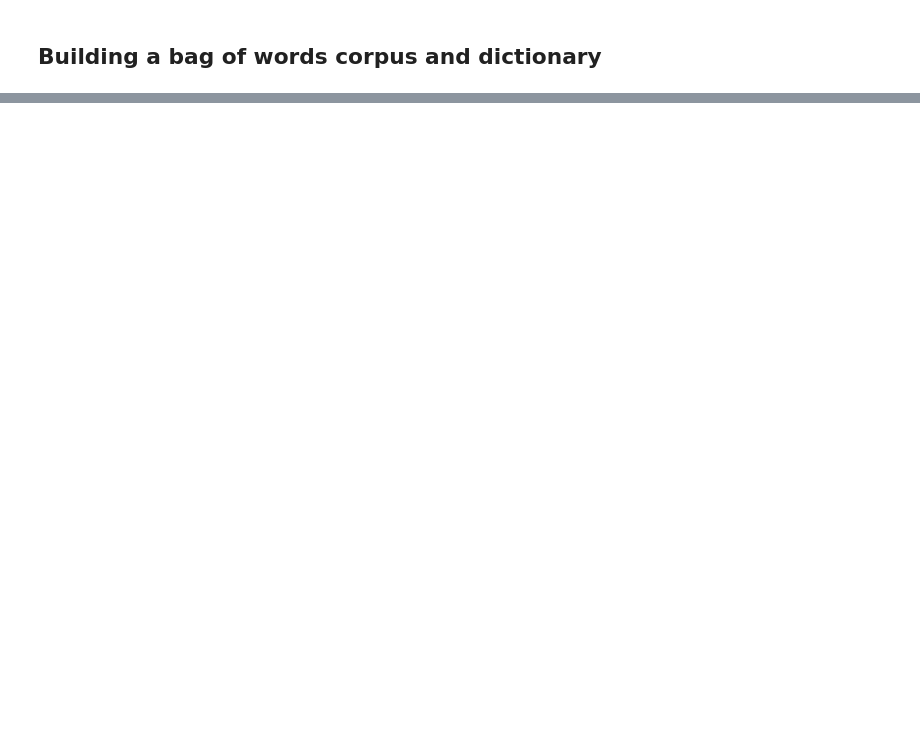
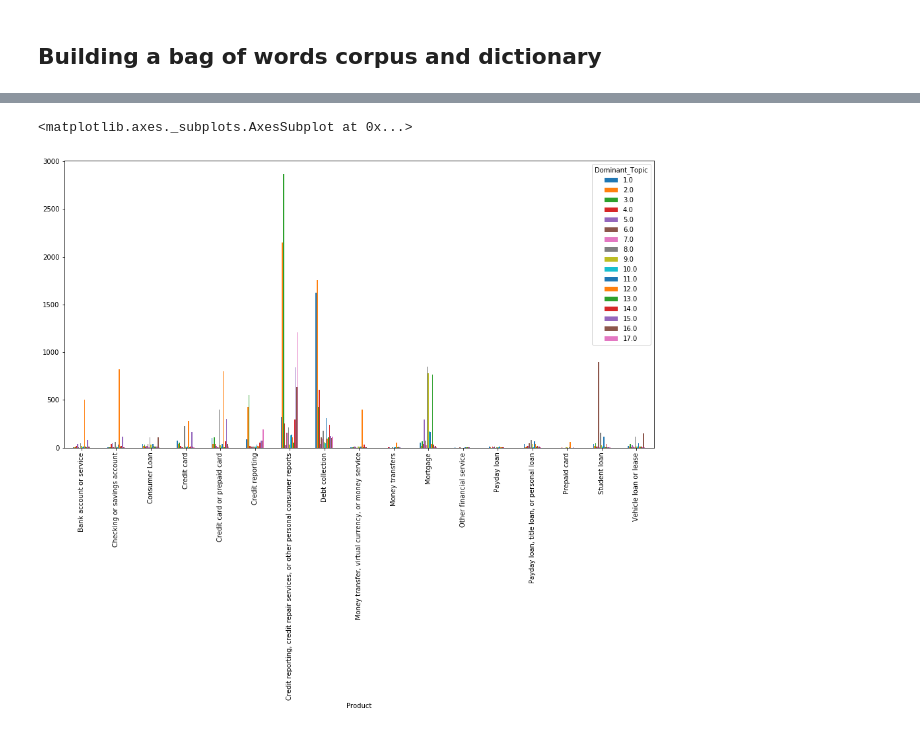
Before and after one commit to ARCTraining/ittt-ai-ml-dl, a Jupyter notebook: session_3_topicsML/session3_unsup_ML.ipynb, the cells around one changed output, grey strips where cells are left out. Saved outputs shown, nothing was run; the diff lists cells and outputs as text; code cells hidden in the pictures; blank space fills up the shorter version.

```diff
--- a/session_3_topicsML/session3_unsup_ML.ipynb
+++ b/session_3_topicsML/session3_unsup_ML.ipynb
@@ -55,4 +101,7 @@ Pre processing is a crucial step in any text analytics project. Text data on its
 - Stopword removal, removing common words that don't contain information such as the, and, or, a
 - Stemming or lemming, this is the process of reverting words to their root either by chopping off suffixes (stemming) or reverting to word lemma (lemming)
 - Normalisation, commonly this means converting all words to lower or uppercase
+# %%
+# lets slice out the text data from our dataframe
+subsample_text = ticket_data['Consumer complaint narrative'].tolist()
 # %%
@@ -285,0 +379,6 @@ calculate_scores(working_dict, working_corpus, preprocessed_corpus, limit=100)
+# %%
+# next we build our working model using the topic number we've determined
+
+working_model = ldamulticore.LdaMulticore(corpus=working_corpus, num_topics=17, id2word=working_dict, workers=2)
+
+coherencemodel1 = CoherenceModel(model=working_model, texts=preprocessed_corpus, dictionary=working_dict, coherence='c_v')
@@ -285,0 +436,33 @@ calculate_scores(working_dict, working_corpus, preprocessed_corpus, limit=100)
+# %%
+def format_topics_sentences(ldamodel, corpus, texts):
+    # Init output
+    sent_topics_df = pd.DataFrame()
+
+    # Get main topic in each document
+    # enumerate each topic and return number of topic, row of topic numbers and probabilities
+    for row in ldamodel[corpus]:
+        # sort row data into descending order
+        row = sorted(row, key=lambda x: (x[1]), reverse=True)
+        # Get the Dominant topic, Perc Contribution and Keywords for each document
+        # split row value into j (numerated), topic number, topic probability
+        # select top numerated (top ranked topic), retrieve topic text and join it altogether
+        # combine into pandas dataframe with topic text and probability of topic
+        for j, (topic_num, prop_topic) in enumerate(row):
+            if j == 0:  # => dominant topic
+                wordprob = ldamodel.show_topic(topic_num)
+                topic_keywords = ", ".join([word for word, prop in wordprob])
+                sent_topics_df = sent_topics_df.append(pd.Series([int(topic_num) + 1,
+                                                                  round(prop_topic, 4),
+                                                                  topic_keywords]), ignore_index=True)
+            else:
+                break
+
+    # Add original text to the end of the output
+    contents = pd.Series(texts)
+    sent_topics_df = pd.concat([sent_topics_df, contents], axis=1)
+    # add column names
+    sent_topics_df.columns = ['Dominant_Topic', 'Perc_Contribution', 'Topic_Keywords', 'Original text']
+
+    return sent_topics_df
+# %%
+topic_df = format_topics_sentences(working_model, working_corpus, ticket_data["Consumer complaint narrative"].tolist())
@@ -285,0 +485,5 @@ calculate_scores(working_dict, working_corpus, preprocessed_corpus, limit=100)
+# %%
+ticket_data.reset_index().join(topic_df).groupby('Product')['Dominant_Topic'].value_counts().unstack().plot.bar(figsize=(16,8))
+# %% [output]
+<matplotlib.axes._subplots.AxesSubplot at 0x...>
+[figure, added]
```
Also changed, not shown: parts of 37 cells of this notebook, 2 other files.
